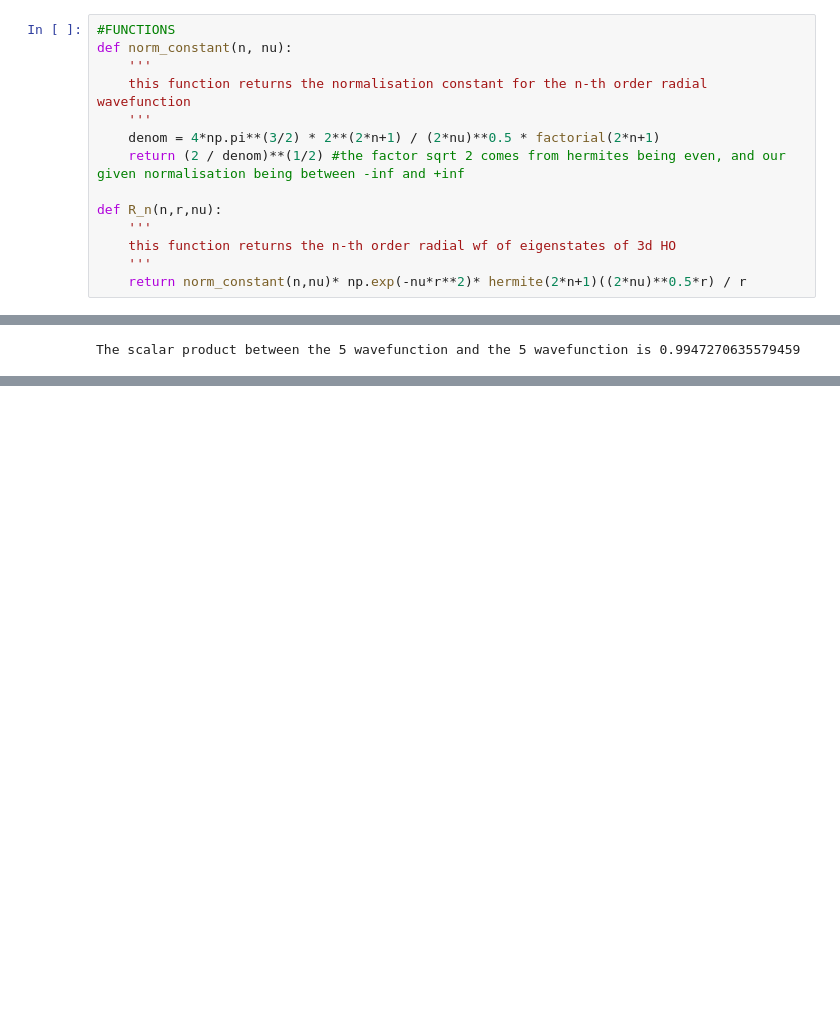
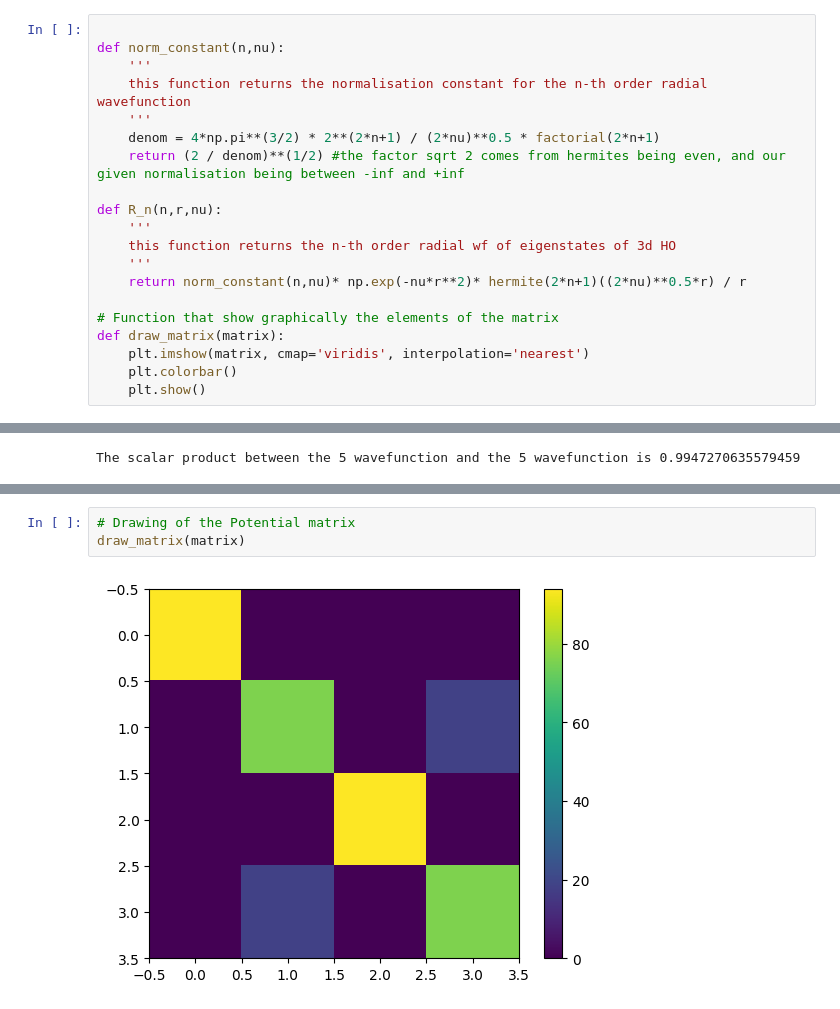
Before and after one commit to marcobeIIa/computational_physics, a Jupyter notebook: homework 2/Lusvardi_Bella_Parolini_Deuteron.ipynb, the cells around one changed output, grey strips where cells are left out. Saved outputs shown, nothing was run; the diff lists cells and outputs as text; blank space fills up the shorter version.

Commit message:
potential matrix elements

```diff
--- a/homework 2/Lusvardi_Bella_Parolini_Deuteron.ipynb
+++ b/homework 2/Lusvardi_Bella_Parolini_Deuteron.ipynb
@@ -41,6 +41,6 @@ normalisation:
 # %%
-#FUNCTIONS
-def norm_constant(n, nu):
+
+def norm_constant(n,nu):
     '''
     this function returns the normalisation constant for the n-th order radial wavefunction
     '''
@@ -52,3 +52,9 @@ def R_n(n,r,nu):
     this function returns the n-th order radial wf of eigenstates of 3d HO
     '''
     return norm_constant(n,nu)* np.exp(-nu*r**2)* hermite(2*n+1)((2*nu)**0.5*r) / r
+
+# Function that show graphically the elements of the matrix
+def draw_matrix(matrix):
+    plt.imshow(matrix, cmap='viridis', interpolation='nearest')
+    plt.colorbar()
+    plt.show()
@@ -226,3 +225,8 @@ Matrix elements ⟨X|V(r)|Y⟩ with r = 1.0 fm
 ⟨D|V|B⟩ =  18.1289 MeV
 ⟨D|V|C⟩ =  0.0000 MeV
 ⟨D|V|D⟩ =  75.8231 MeV
+# %%
+# Drawing of the Potential matrix
+draw_matrix(matrix)
+# %% [output]
+[figure, added]
```
Also changed, not shown: parts of 27 cells of this notebook, 1 other file.
